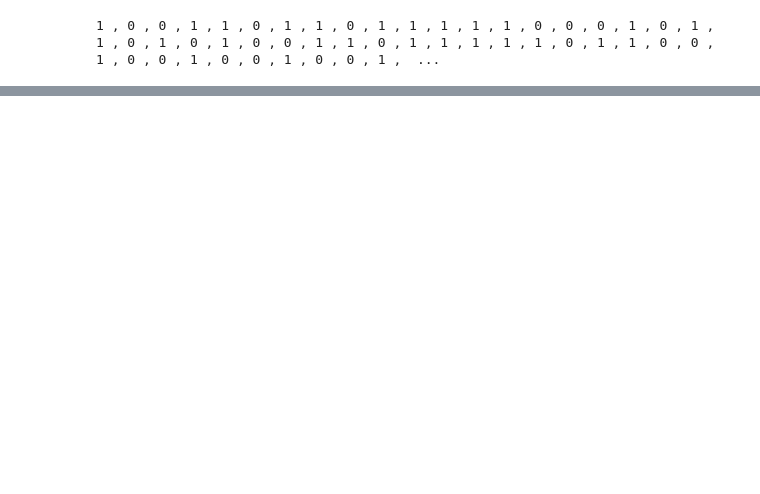
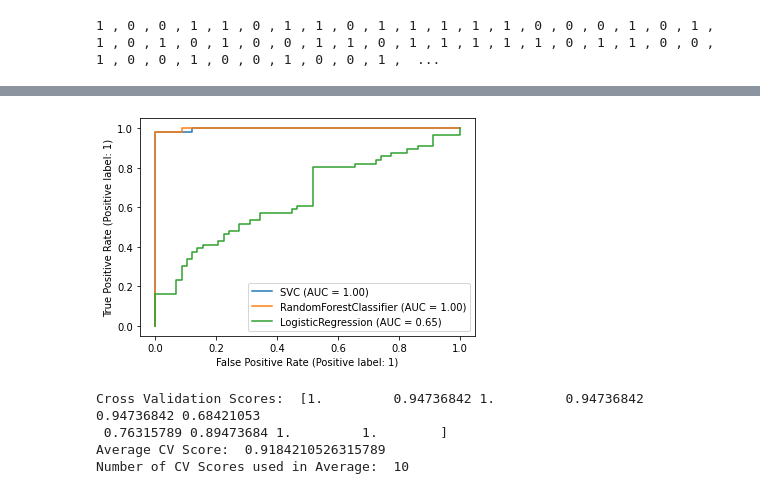
Before and after one commit to sinhaanupamindia/Projects, a Jupyter notebook: Project_Banking_Loan.ipynb, the cells around one changed output, grey strips where cells are left out. Drawn from its saved outputs; the diff is of its cells as text; code cells hidden in the pictures; blank space fills up the shorter version.

```diff
--- a/Project_Banking_Loan.ipynb
+++ b/Project_Banking_Loan.ipynb
@@ -567,0 +649,8 @@ plt.show()
+# %%
+from sklearn.metrics import plot_roc_curve
+import matplotlib.pyplot as plt
+disp = plot_roc_curve(svc, X_test, y_test)
+plot_roc_curve(RFC, X_test, y_test, ax = disp.ax_);
+plot_roc_curve(logreg, X_test, y_test, ax = disp.ax_);
+# %% [output]
+[figure, added]
@@ -567,0 +659,17 @@ plt.show()
+# %%
+
+from sklearn.model_selection import KFold, cross_val_score
+
+
+k_folds = KFold(n_splits = 10)
+
+scores = cross_val_score(RFC, X_down, Y_down, cv = k_folds)
+
+print("Cross Validation Scores: ", scores)
+print("Average CV Score: ", scores.mean())
+print("Number of CV Scores used in Average: ", len(scores))
+# %% [output]
+Cross Validation Scores:  [1.         0.94736842 1.         0.94736842 0.94736842 0.68421053
+ 0.76315789 0.89473684 1.         1.        ]
+Average CV Score:  0.9184210526315789
+Number of CV Scores used in Average:  10
```
Also changed, not shown: parts of 22 cells of this notebook.
